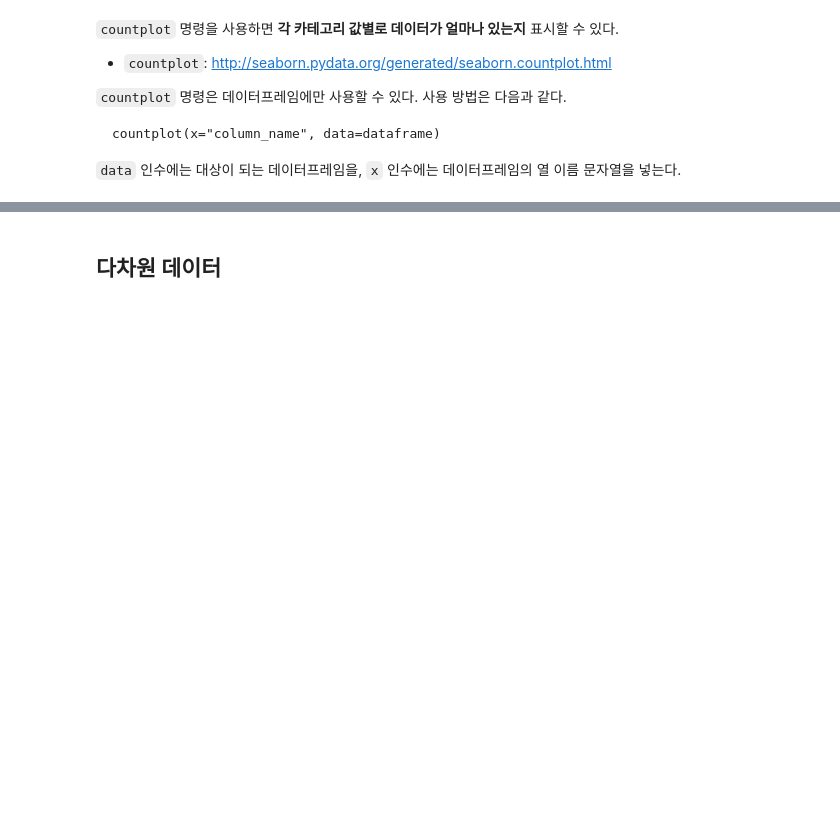
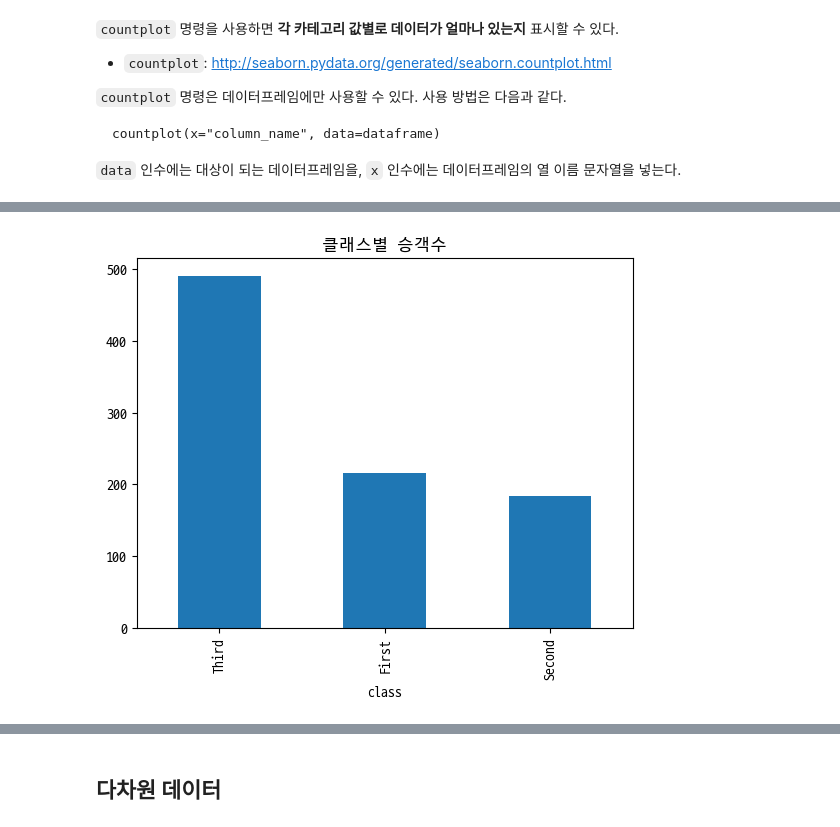
Before and after one commit to pnow7/Python-Practice, a Jupyter notebook: jupyter/[데이터분석] 4. Seaborn.ipynb, the cells around one changed output, grey strips where cells are left out. Saved outputs shown, nothing was run; the diff lists cells and outputs as text; code cells hidden in the pictures; blank space fills up the shorter version.

```diff
--- a/jupyter/[데이터분석] 4. Seaborn.ipynb
+++ b/jupyter/[데이터분석] 4. Seaborn.ipynb
@@ -136,0 +345,8 @@ countplot(x="column_name", data=dataframe)
+# %%
+## 클래스별 승객수
+## (1) Pandas로
+titanic['class'].value_counts().plot(kind='bar')
+plt.title("클래스별 승객수")
+plt.show()
+# %% [output]
+[figure, added]
```
Also changed, not shown: parts of 67 cells of this notebook.
